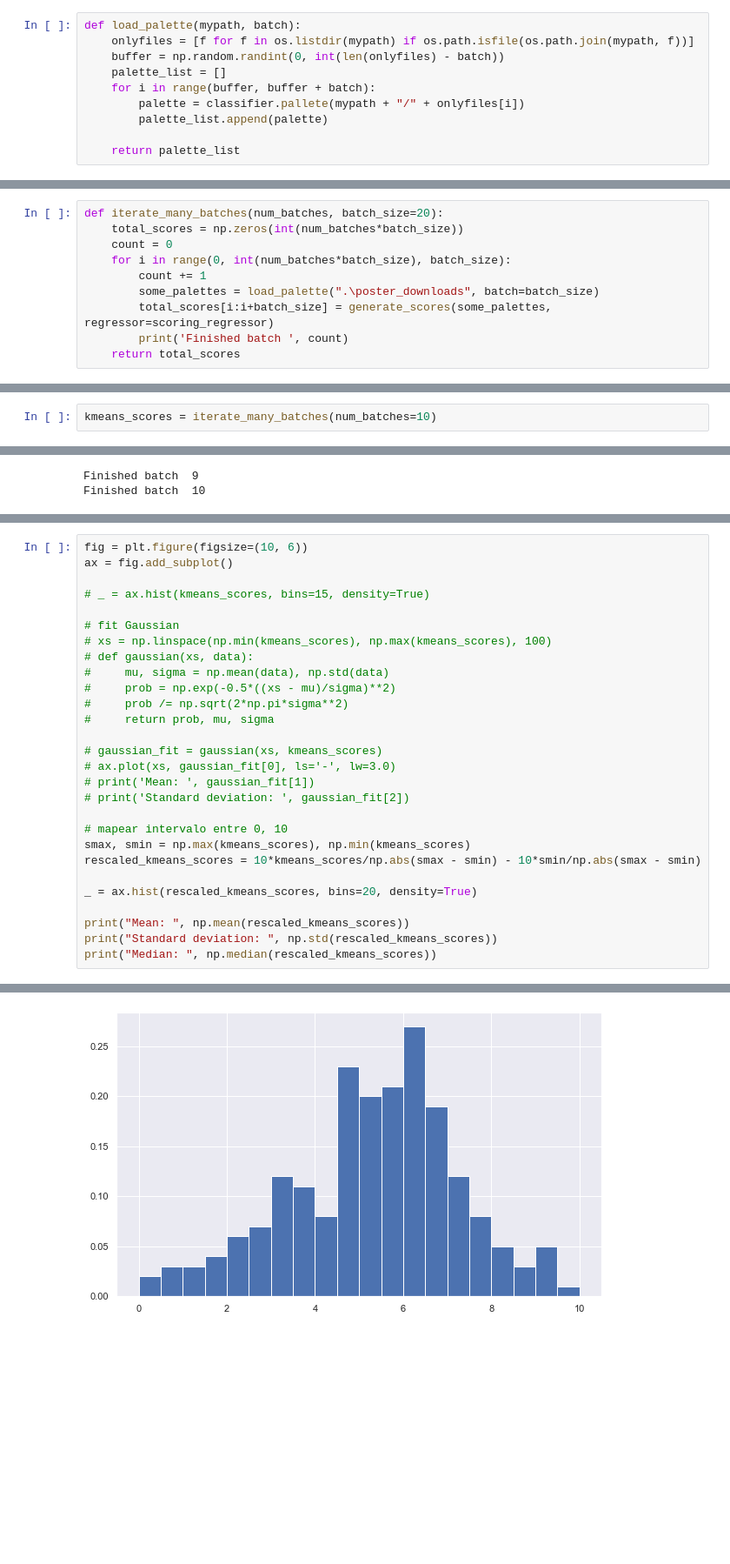
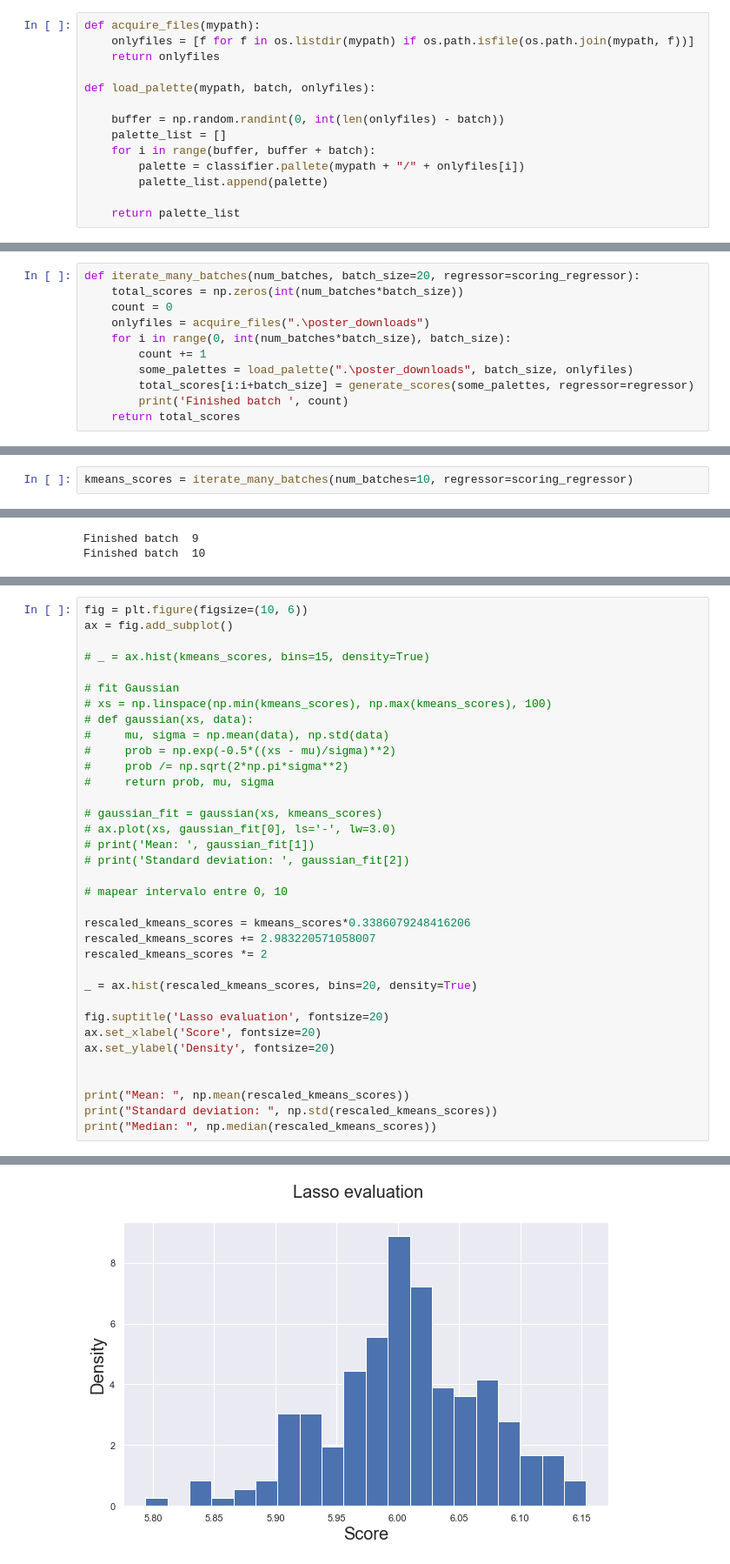
Before and after one commit to DQN-AGENTS-EESTECH22/ML-MODEL, a Jupyter notebook: jupyter kmeans/kmeans_evaluation.ipynb, the cells around one changed output, grey strips where cells are left out. Shown at 87% size. Drawn from its saved outputs; the diff is of its cells as text; blank space fills up the shorter version.

```diff
--- a/jupyter kmeans/kmeans_evaluation.ipynb
+++ b/jupyter kmeans/kmeans_evaluation.ipynb
@@ -50,6 +42,10 @@ classifier.pallete(r".\poster_downloads\1.6_245943.jpg")
 # %%
-def load_palette(mypath, batch):
+def acquire_files(mypath):
     onlyfiles = [f for f in os.listdir(mypath) if os.path.isfile(os.path.join(mypath, f))]
+    return onlyfiles
+
+def load_palette(mypath, batch, onlyfiles):
+
     buffer = np.random.randint(0, int(len(onlyfiles) - batch))
     palette_list = []
     for i in range(buffer, buffer + batch):
@@ -115,19 +113,20 @@ def generate_scores(palettes, regressor):
         scores.append(score)
     return scores
 # %%
-def iterate_many_batches(num_batches, batch_size=20):
+def iterate_many_batches(num_batches, batch_size=20, regressor=scoring_regressor):
     total_scores = np.zeros(int(num_batches*batch_size))
     count = 0
+    onlyfiles = acquire_files(".\poster_downloads")
     for i in range(0, int(num_batches*batch_size), batch_size):
         count += 1
-        some_palettes = load_palette(".\poster_downloads", batch=batch_size)
-        total_scores[i:i+batch_size] = generate_scores(some_palettes, regressor=scoring_regressor)
+        some_palettes = load_palette(".\poster_downloads", batch_size, onlyfiles)
+        total_scores[i:i+batch_size] = generate_scores(some_palettes, regressor=regressor)
         print('Finished batch ', count)
     return total_scores
 # %%
 # kmeans_scores = generate_scores(some_palettes, regressor=scoring_regressor)
 # %%
-kmeans_scores = iterate_many_batches(num_batches=10)
+kmeans_scores = iterate_many_batches(num_batches=10, regressor=scoring_regressor)
 # %% [output]
 Finished batch  1
 Finished batch  2
@@ -159,10 +164,17 @@ ax = fig.add_subplot()
 # print('Standard deviation: ', gaussian_fit[2])
 
 # mapear intervalo entre 0, 10
-smax, smin = np.max(kmeans_scores), np.min(kmeans_scores)
-rescaled_kmeans_scores = 10*kmeans_scores/np.abs(smax - smin) - 10*smin/np.abs(smax - smin)
+
+rescaled_kmeans_scores = kmeans_scores*0.3386079248416206
+rescaled_kmeans_scores += 2.983220571058007
+rescaled_kmeans_scores *= 2
 
 _ = ax.hist(rescaled_kmeans_scores, bins=20, density=True)
+
+fig.suptitle('Lasso evaluation', fontsize=20)
+ax.set_xlabel('Score', fontsize=20)
+ax.set_ylabel('Density', fontsize=20)
+
 
 print("Mean: ", np.mean(rescaled_kmeans_scores))
 print("Standard deviation: ", np.std(rescaled_kmeans_scores))
@@ -174 +186 @@ Median:  5.5676423674152264
-[figure, old version]
+[figure, new version]
```
Also changed, not shown: parts of 6 cells of this notebook, 18 other files.
